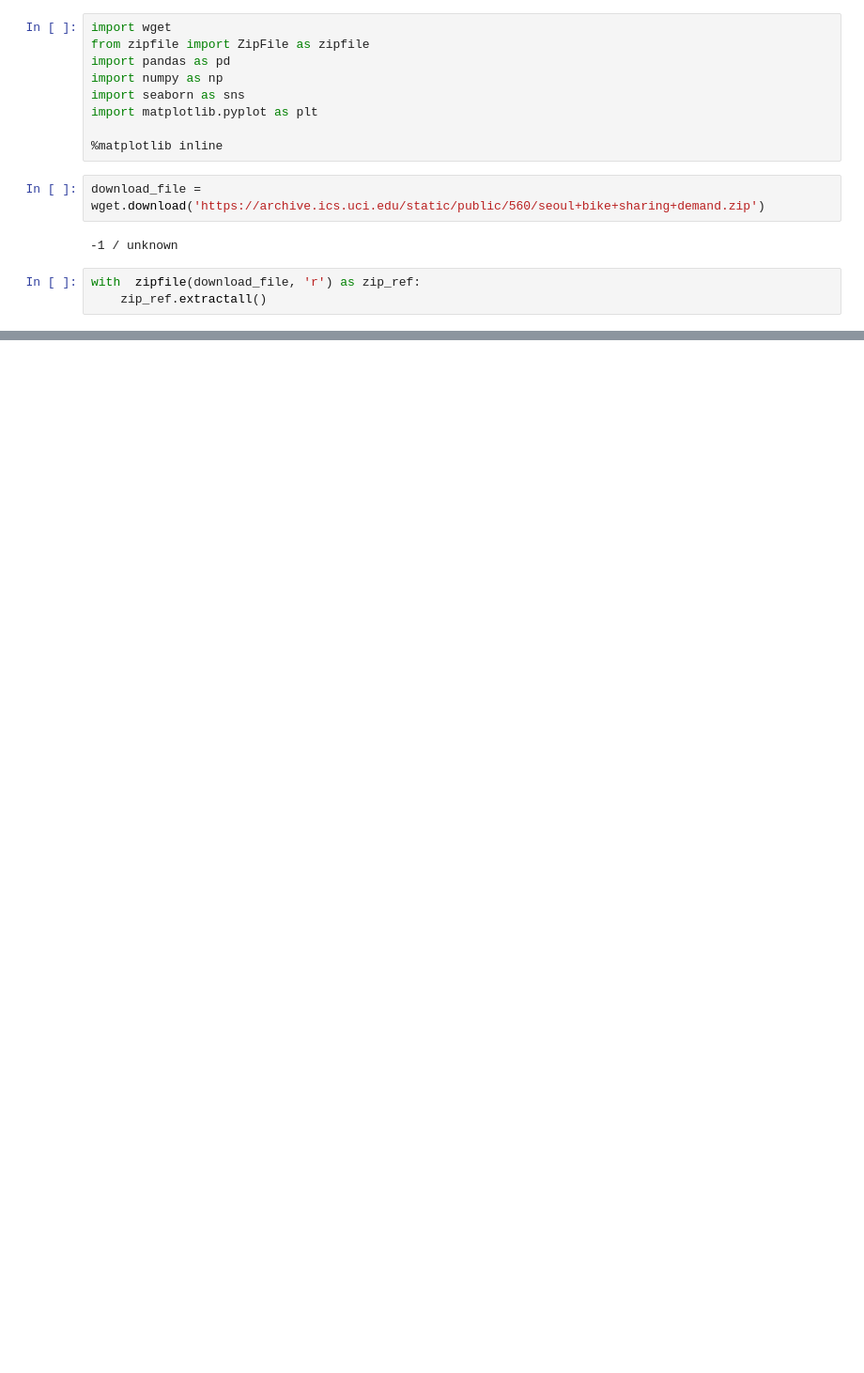
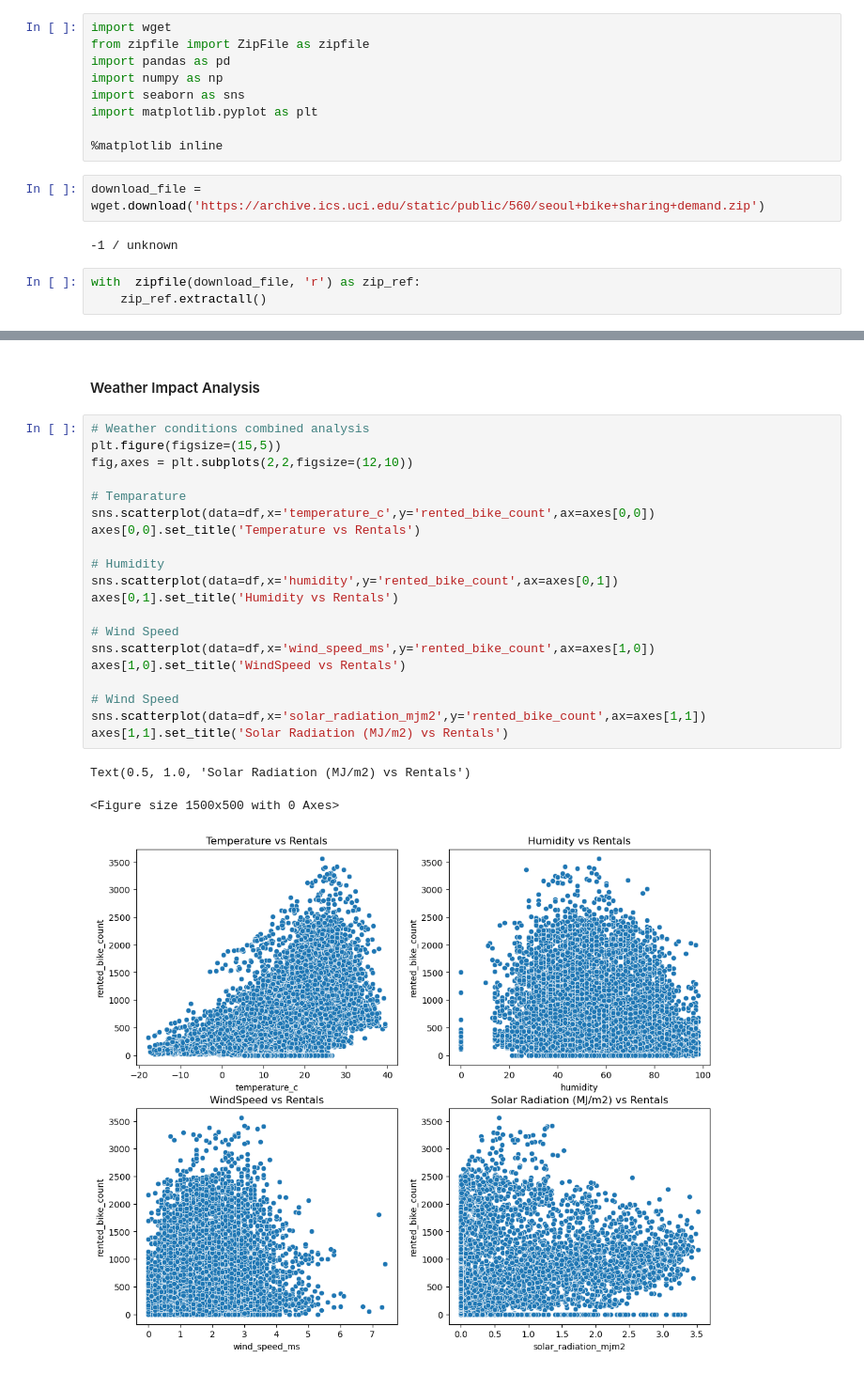
Before and after one commit to okellodaniel/bike_hiring_classification, a Jupyter notebook: notebook.ipynb, the cells around one changed output, grey strips where cells are left out. Shown at 94% size. Cells and saved outputs as stored; diff of their text form; blank space fills up the shorter version.

```diff
--- a/notebook.ipynb
+++ b/notebook.ipynb
@@ -46,0 +269,26 @@ memory usage: 958.3+ KB
+# %% [markdown]
+#### Weather Impact Analysis
+# %%
+# Weather conditions combined analysis
+plt.figure(figsize=(15,5))
+fig,axes = plt.subplots(2,2,figsize=(12,10))
+
+# Temparature
+sns.scatterplot(data=df,x='temperature_c',y='rented_bike_count',ax=axes[0,0])
+axes[0,0].set_title('Temperature vs Rentals')
+
+# Humidity
+sns.scatterplot(data=df,x='humidity',y='rented_bike_count',ax=axes[0,1])
+axes[0,1].set_title('Humidity vs Rentals')
+
+# Wind Speed
+sns.scatterplot(data=df,x='wind_speed_ms',y='rented_bike_count',ax=axes[1,0])
+axes[1,0].set_title('WindSpeed vs Rentals')
+
+# Wind Speed
+sns.scatterplot(data=df,x='solar_radiation_mjm2',y='rented_bike_count',ax=axes[1,1])
+axes[1,1].set_title('Solar Radiation (MJ/m2) vs Rentals')
+# %% [output]
+Text(0.5, 1.0, 'Solar Radiation (MJ/m2) vs Rentals')
+<Figure size 1500x500 with 0 Axes>
+[figure, added]
```
Also changed, not shown: parts of 39 cells of this notebook.
